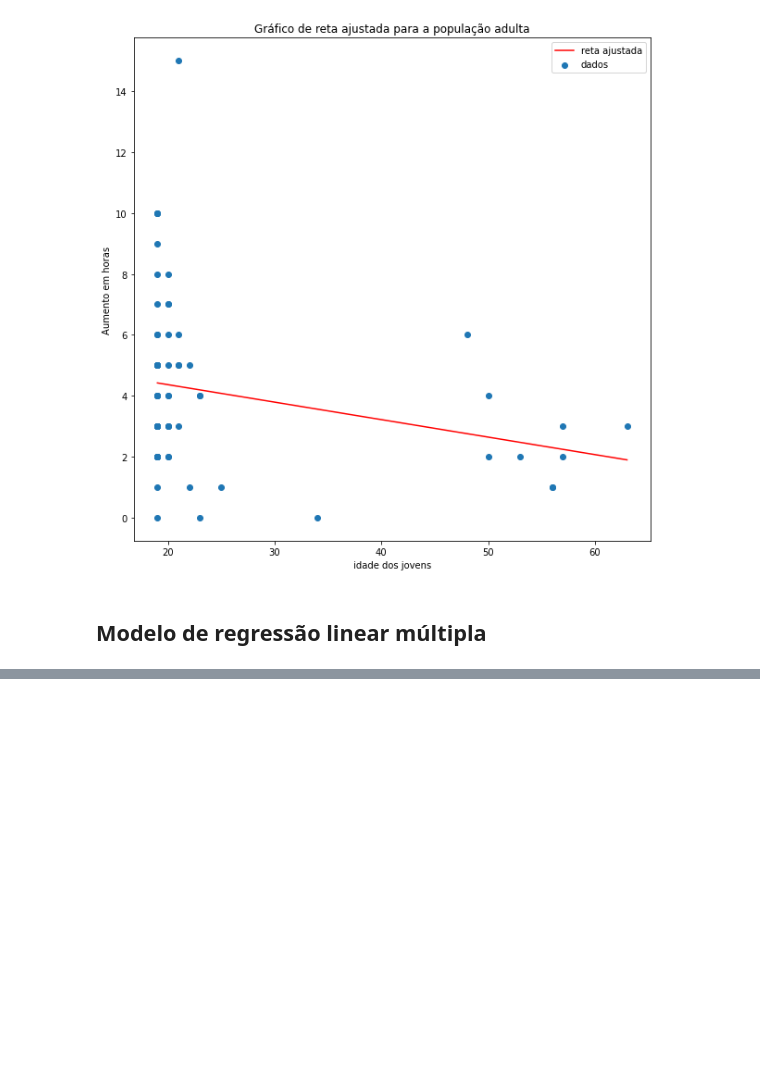
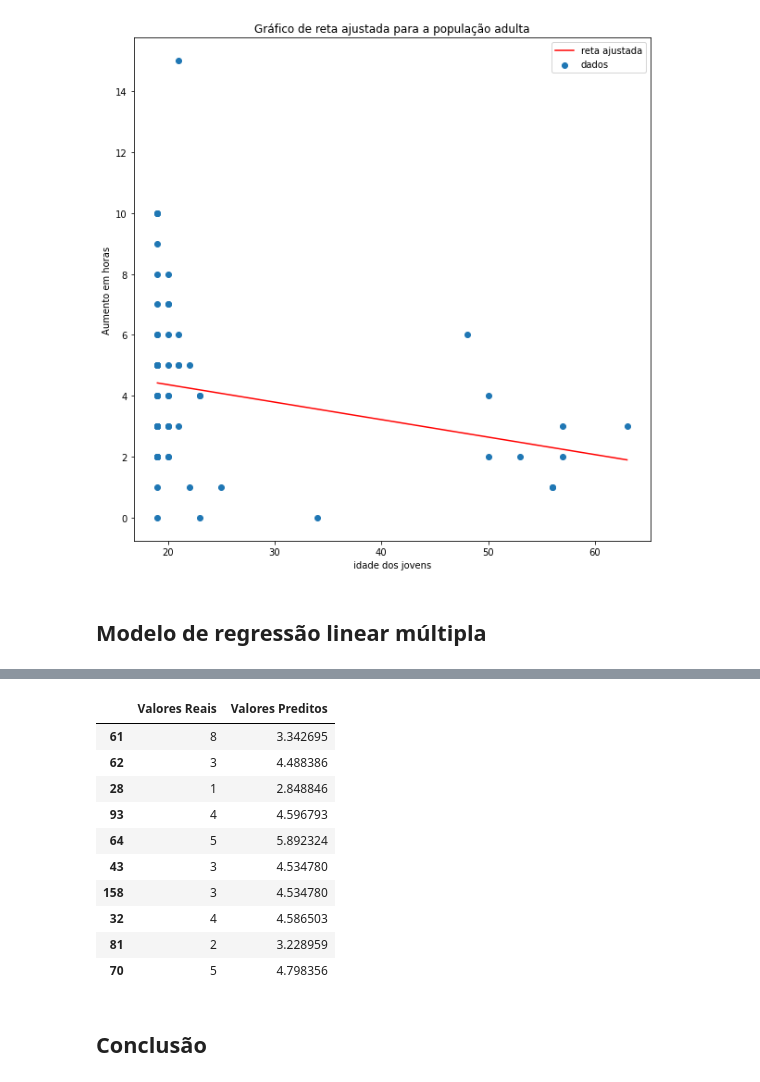
Before and after one commit to GabrielPl-1/Projeto-2-Cdados, a Jupyter notebook: Projeto 2 cdados.ipynb, the cells around one changed output, grey strips where cells are left out. Saved outputs shown, nothing was run; the diff lists cells and outputs as text; code cells hidden in the pictures; blank space fills up the shorter version.

```diff
--- a/Projeto 2 cdados.ipynb
+++ b/Projeto 2 cdados.ipynb
@@ -445,0 +532,19 @@ predictions = modelo.predict(x_test)
+# %%
+validacao = pd.DataFrame()
+validacao['Valores Reais'] = y_test
+validacao['Valores Preditos'] = predictions
+validacao.head(10)
+# %% [output]
+|  | Valores Reais | Valores Preditos |
+| 61 | 8 | 3.342695 |
+| 62 | 3 | 4.488386 |
+| 28 | 1 | 2.848846 |
+| 93 | 4 | 4.596793 |
+| 64 | 5 | 5.892324 |
+| 43 | 3 | 4.534780 |
+| 158 | 3 | 4.534780 |
+| 32 | 4 | 4.586503 |
+| 81 | 2 | 3.228959 |
+| 70 | 5 | 4.798356 |
+# %% [markdown]
+## Conclusão
```
Also changed, not shown: parts of 14 cells of this notebook.
